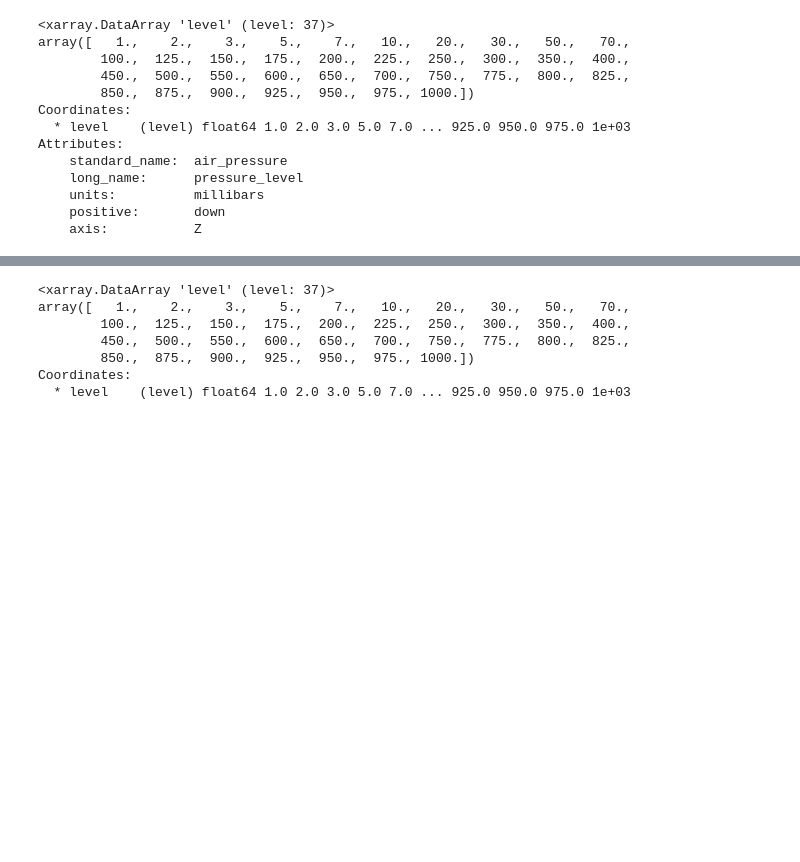
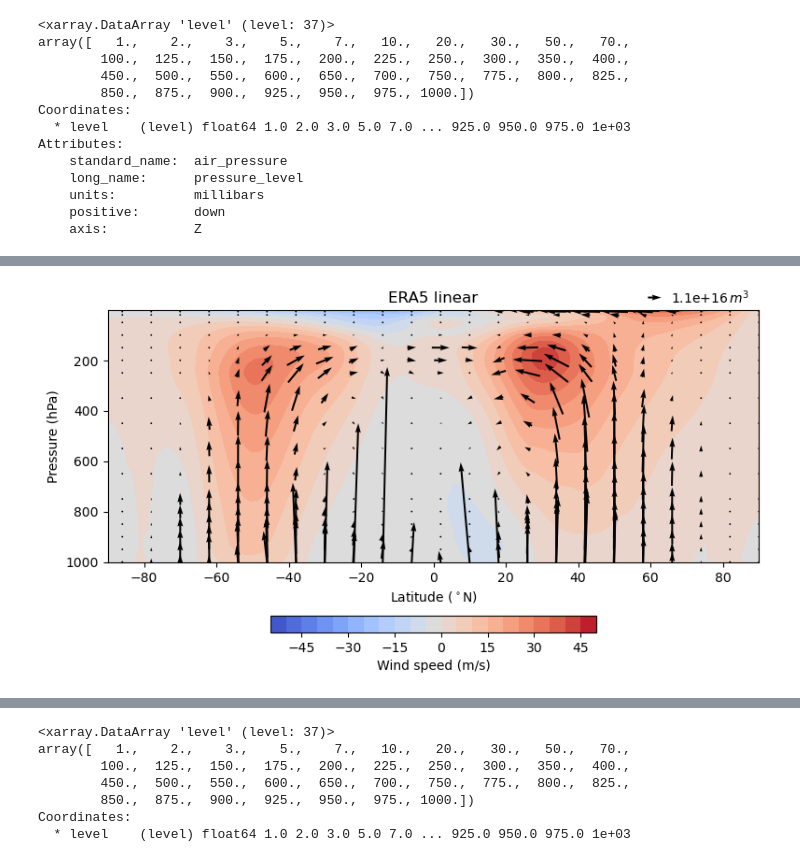
Before and after one commit to Caturrell/eddy_feedback, a Jupyter notebook: EPflux/epfluxes.ipynb, the cells around one changed output, grey strips where cells are left out. Drawn from its saved outputs; the diff is of its cells as text; code cells hidden in the pictures; blank space fills up the shorter version.

```diff
--- a/EPflux/epfluxes.ipynb
+++ b/EPflux/epfluxes.ipynb
@@ -37,3 +37,7 @@ ef.nakamura_plot_DJF(ds_era5, label='ERA5')
+# %%
+ef.nakamura_plot_DJF(ds_era5, label='ERA5 linear', yscale='linear')
+# %% [output]
+[figure, added]
 # %%
 ef.nakamura_plot_DJF(ds_era5, label='QG Version: ERA5', do_ubar=False
                      )
```
Also changed, not shown: parts of 12 cells of this notebook, 3 other files.
